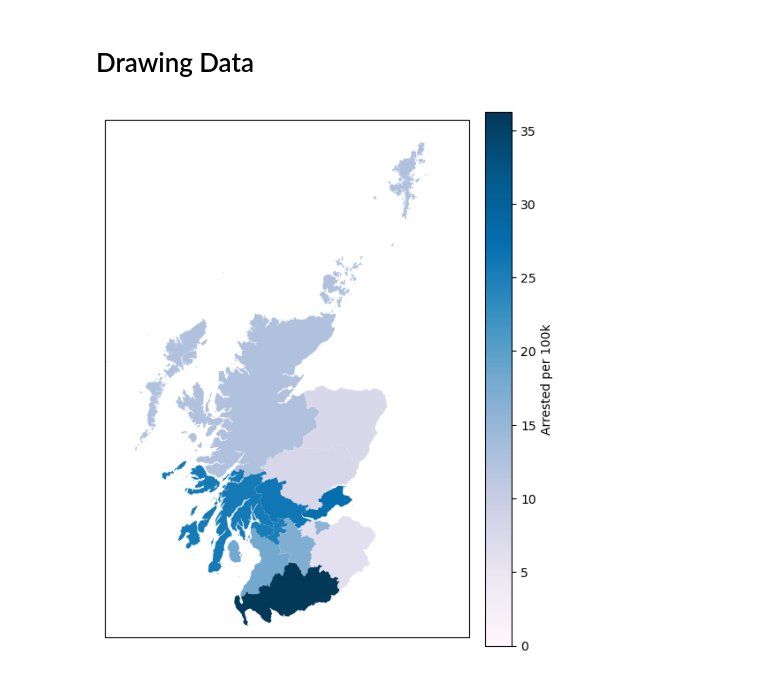
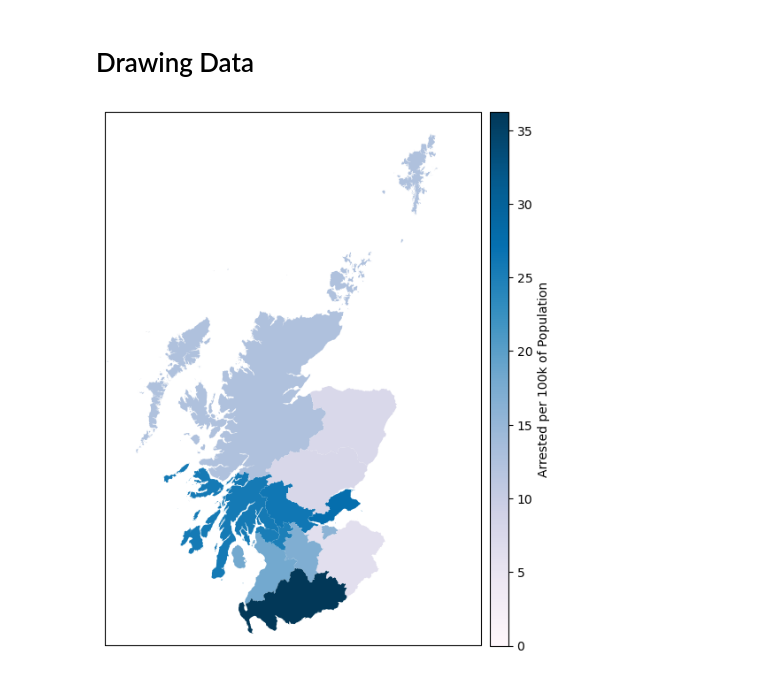
Before and after one commit to groegercesg/CovidEnforcementScotland, a Jupyter notebook: map.ipynb, the cells around one changed output. Saved outputs shown, nothing was run; the diff lists cells and outputs as text; code cells hidden in the pictures.

```diff
--- a/map.ipynb
+++ b/map.ipynb
@@ -144,36 +145,45 @@ def enforcementOutcome(outcome_type):
 
     # Downloaded from: https://spatialdata.gov.scot/geonetwork/srv/eng/catalog.search;jsessionid=61F713CF39B3EE2F440F48E9C31BA806#/metadata/4364af71-167a-4236-b5a0-bd4109913231
     area_file = os.path.join(os.getcwd(), 'datasets', 'ScottishPoliceDivisions', 'SG_ScottishPoliceDivisions_2019.shp')
     police_divisions = shapereader.Reader(area_file)
 
     norm = colors.Normalize(vmin=0., vmax=max(police_dict.values()))
     cmap = get_cmap('PuBu')
 
-    sm = plt.cm.ScalarMappable(norm=norm, cmap=cmap)
-    sm._A = []
-    cb = plt.colorbar(sm, fraction=0.075, pad=0.04)
-    cb.set_label(outcome_type)
-
     for record in police_divisions.records():
         code = record.attributes['AdminCode']
         police_entry = police_dict.get(code, -1)
         if police_entry == -1:
             police_color = "Silver"
         else:
             police_color = cmap(police_entry/max(police_dict.values()))
         ax.add_geometries(
                 [record.geometry],
                 #facecolor=numpy.random.rand(3,),
                 facecolor=police_color,
                 linewidth=0,
                 crs=projectionPARAM,
         )
 
+    # following https://matplotlib.org/2.0.2/mpl_toolkits/axes_grid/users/overview.html#colorbar-whose-height-or-width-in-sync-with-the-master-axes
+    # we need to set axes_class=plt.Axes, else it attempts to create
+    # a GeoAxes as colorbar
+
+    divider = make_axes_locatable(ax)
+    ax_cb = divider.new_horizontal(size="5%", pad=0.1, axes_class=plt.Axes)
+
+    fig.add_axes(ax_cb)
+
+    sm = plt.cm.ScalarMappable(norm=norm, cmap=cmap)
+    cb = plt.colorbar(sm, cax=ax_cb)
+    cb.set_label(outcome_type + " of Population")
+
     plt.plot()
 
 enforcementOutcome('Arrested per 100k')
+
 ###
 # Copyright Scottish Government, contains Ordnance Survey data © Crown copyright and database right (2021)
 ###
 # %% [output]
-[figure, old version]
+[figure, new version]
```
Also changed, not shown: parts of 1 cell of this notebook.
